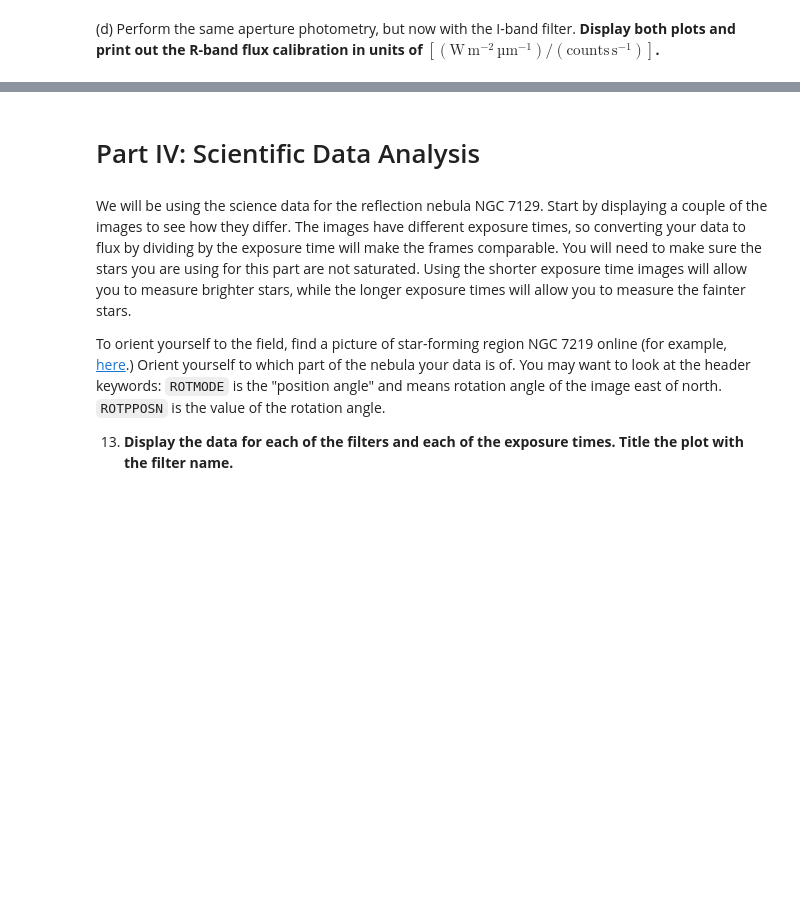
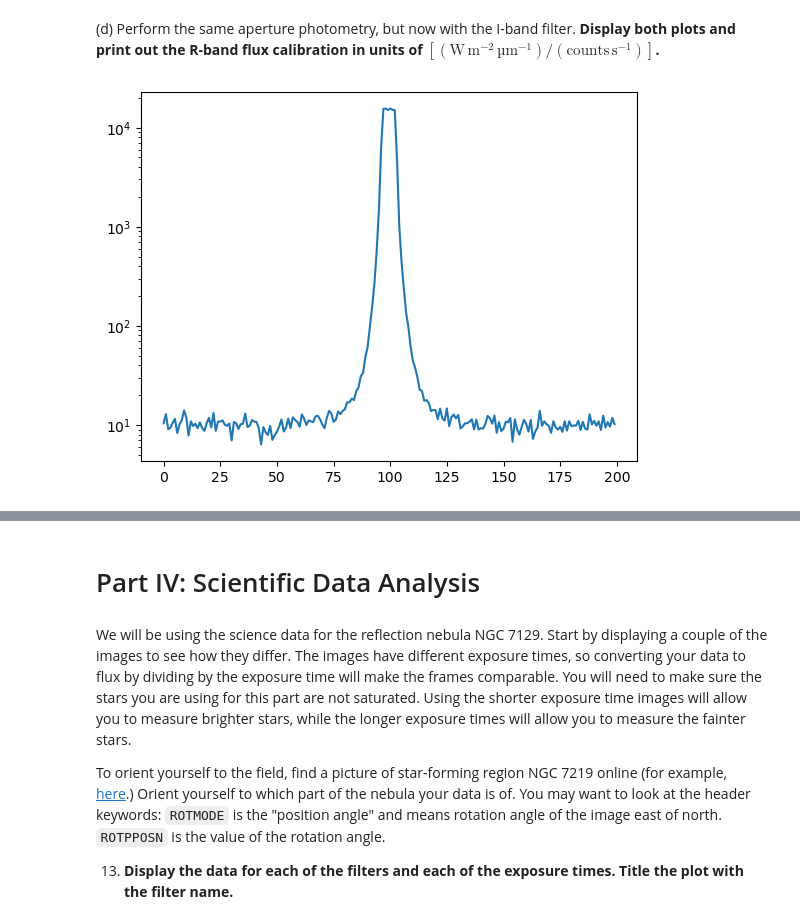
Before and after one commit to Hallflower20/ay107-data-reduction, a Jupyter notebook: problemset2.ipynb, the cells around one changed output, grey strips where cells are left out. Drawn from its saved outputs; the diff is of its cells as text; code cells hidden in the pictures; blank space fills up the shorter version.

```diff
--- a/problemset2.ipynb
+++ b/problemset2.ipynb
@@ -501,3 +515,17 @@ plt.yscale("log")
 ## I-Band Filter
 # %% [markdown]
 (c) Repeat for the I-band filter. Note that the standard star may not be at the exact same location between filters. **Print out the pixel coordinates of the center of the standard star SD 110-361. Display the data and show the position on the detector image.**
+# %%
+TYC_x = 750
+TYC_y = 1100
+window = 100
+TYC_i = SA110361_i_norm_flat[TYC_y:TYC_y+window][:,TYC_x:TYC_x+window]
+max_where_i = np.where(np.max(TYC_i) == TYC_i)
+TYC_center_i = [TYC_x + max_where_r[1][0],TYC_y + max_where_r[0][0]]
+print(TYC_center_i)
+plt.imshow(SA110361_i_norm_flat,norm=colors.LogNorm())
+plt.scatter(TYC_center_i[0],TYC_center_i[1])
+plt.xlim(TYC_x, TYC_x + window)
+plt.ylim(TYC_y, TYC_y + window)
+#plt.gca().invert_yaxis()
+plt.show()
@@ -504,2 +535,11 @@ plt.yscale("log")
 # %% [markdown]
 (d) Perform the same aperture photometry, but now with the I-band filter. **Display both plots and print out the R-band flux calibration in units of $[(\mathrm{W}\,\mathrm{m^{-2}}\,\mathrm{µ m^{-1}})/(\mathrm{counts}\,\mathrm{s^{-1}})]$.**
+# %%
+vert_i = SA110361_i_norm_flat[TYC_center_i[1] - 100:TYC_center_i[1] + 100][:,TYC_center_i[0]]
+ap_i = 20
+inner_i = 25
+outer_i = 100
+plt.plot(vert_i)
+plt.yscale("log")
+# %% [output]
+[figure, added]
```
Also changed, not shown: parts of 16 cells of this notebook.
